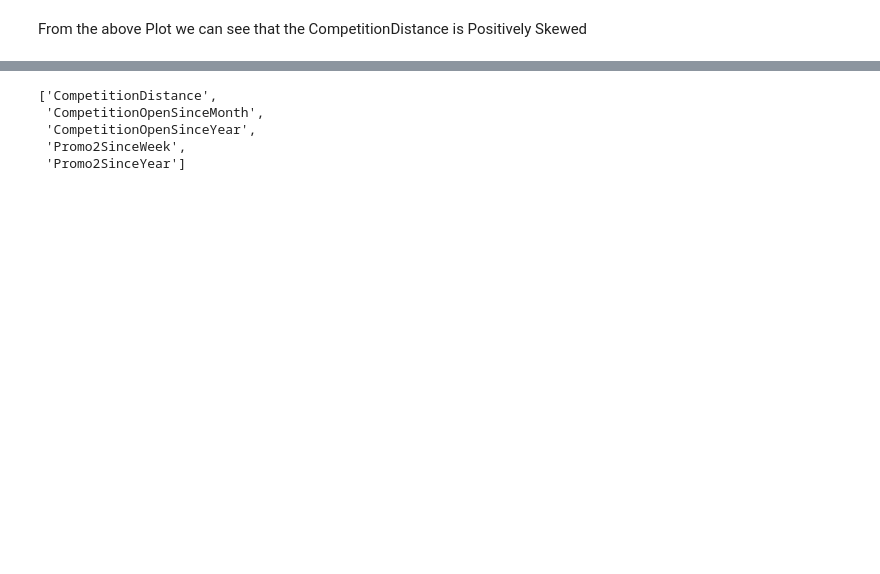
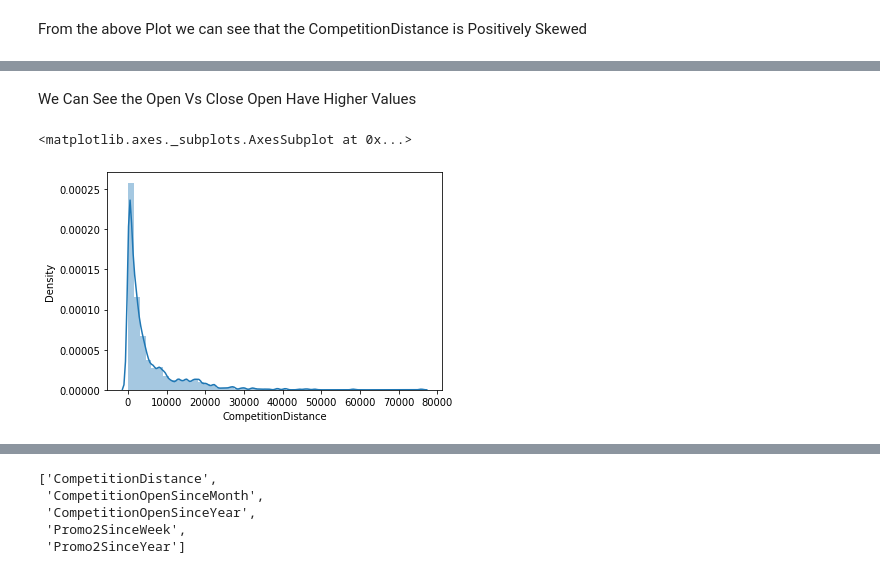
Before and after one commit to SaniyaBubere/ML_Regression_Retails_Sales_Prediction, a Jupyter notebook: ML_Regression_Retails_sales_Prediction.ipynb, the cells around one changed output, grey strips where cells are left out. Saved outputs shown, nothing was run; the diff lists cells and outputs as text; code cells hidden in the pictures; blank space fills up the shorter version.

```diff
--- a/ML_Regression_Retails_sales_Prediction.ipynb
+++ b/ML_Regression_Retails_sales_Prediction.ipynb
@@ -240,0 +310,6 @@ From the above Plot we can see that the CompetitionDistance is Positively Skewed
+# %%
+#Replacing the Null Values with suitable value
+df2['CompetitionOpenSinceYear'].fillna(df2['CompetitionOpenSinceYear'].mode()[0],inplace=True)
+# %%
+## Replacing the Null values with suitable value
+df2[['Promo2SinceWeek','Promo2SinceYear','PromoInterval']]=df2[['Promo2SinceWeek','Promo2SinceYear','PromoInterval']].replace(np.nan,0)
@@ -240,0 +342,3 @@ From the above Plot we can see that the CompetitionDistance is Positively Skewed
+# %%
+#merging both dataset
+df=df1.merge(df2)
@@ -240,0 +411,3 @@ From the above Plot we can see that the CompetitionDistance is Positively Skewed
+# %%
+#replacing
+df['StateHoliday']=df['StateHoliday'].replace(['0'],0)
@@ -240,0 +425,8 @@ From the above Plot we can see that the CompetitionDistance is Positively Skewed
+# %% [markdown]
+We Can See the Open Vs Close
+Open Have Higher Values
+# %%
+sns.distplot(df['CompetitionDistance'])
+# %% [output]
+<matplotlib.axes._subplots.AxesSubplot at 0x...>
+[figure, added]
```
Also changed, not shown: parts of 49 cells of this notebook.
